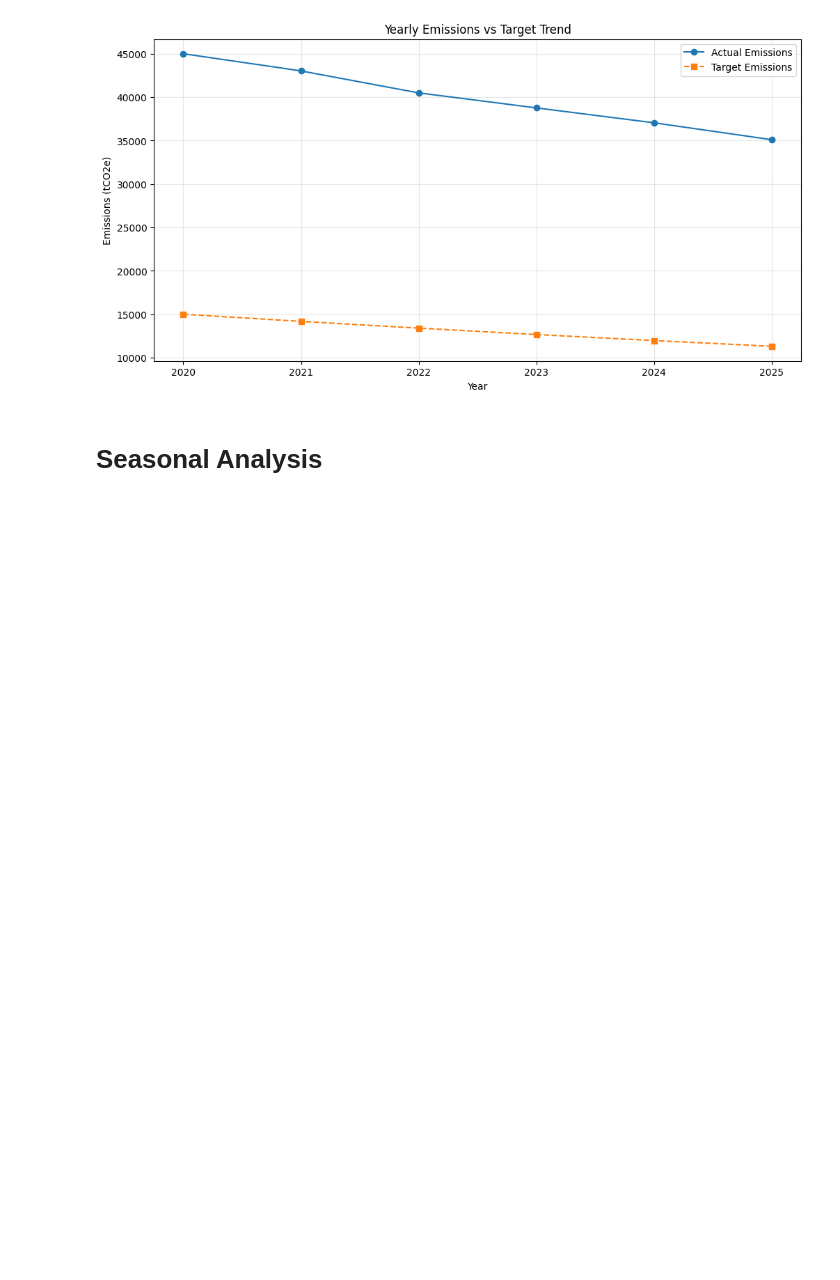
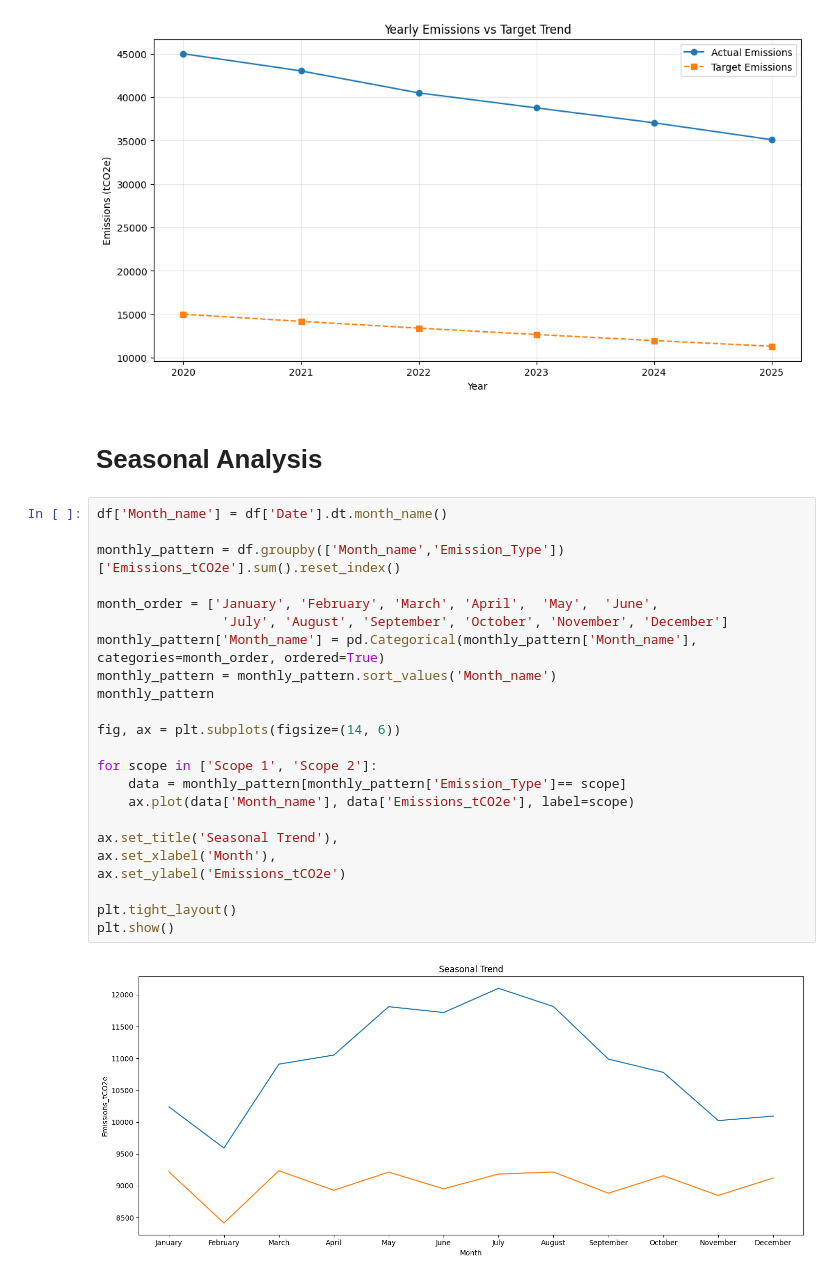
Before and after one commit to Ekeminimbabah/nexygen-carbon-emissions-forecasting, a Jupyter notebook: carbon_emission.ipynb, the cells around one changed output. Drawn from its saved outputs; the diff is of its cells as text; blank space fills up the shorter version.

```diff
--- a/carbon_emission.ipynb
+++ b/carbon_emission.ipynb
@@ -233,3 +238,28 @@ plt.show()
 [figure]
 # %% [markdown]
 # Seasonal Analysis
+# %%
+df['Month_name'] = df['Date'].dt.month_name()
+
+monthly_pattern = df.groupby(['Month_name','Emission_Type'])['Emissions_tCO2e'].sum().reset_index()
+
+month_order = ['January', 'February', 'March', 'April',  'May',  'June',
+                'July', 'August', 'September', 'October', 'November', 'December']
+monthly_pattern['Month_name'] = pd.Categorical(monthly_pattern['Month_name'], categories=month_order, ordered=True)
+monthly_pattern = monthly_pattern.sort_values('Month_name')
+monthly_pattern
+
+fig, ax = plt.subplots(figsize=(14, 6))
+
+for scope in ['Scope 1', 'Scope 2']:
+    data = monthly_pattern[monthly_pattern['Emission_Type']== scope]
+    ax.plot(data['Month_name'], data['Emissions_tCO2e'], label=scope)
+
+ax.set_title('Seasonal Trend'),
+ax.set_xlabel('Month'),
+ax.set_ylabel('Emissions_tCO2e')
+
+plt.tight_layout()
+plt.show()
+# %% [output]
+[figure, added]
```
Also changed, not shown: parts of 16 cells of this notebook, 5 other files.
